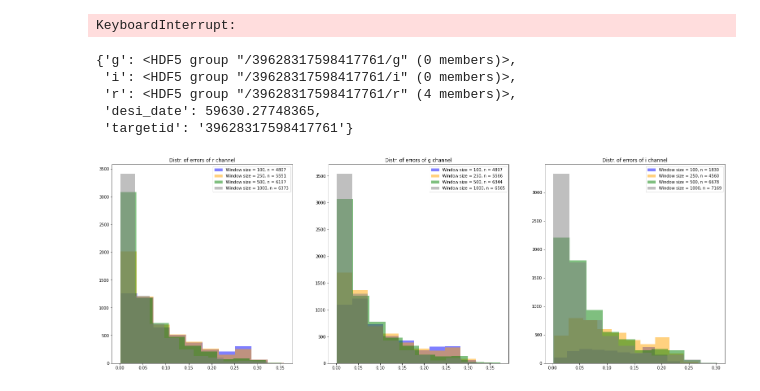
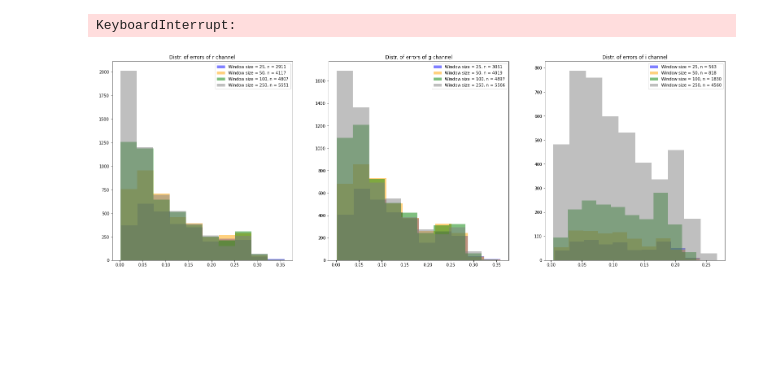
Before and after one commit to thoamswilliams/QSO_Distance, a Jupyter notebook: tasks/TL_Task1/Proj1.ipynb, the cells around one changed output. Cells and saved outputs as stored; diff of their text form; code cells hidden in the pictures; blank space fills up the shorter version.

```diff
--- a/tasks/TL_Task1/Proj1.ipynb
+++ b/tasks/TL_Task1/Proj1.ipynb
@@ -359,14 +357,6 @@ targets = read_ztf_from_h5py_dateWindow("../../data/targetidLC.hdf5", "../../dat
 KeyboardInterrupt:
 # %%
 data = preprocess_data("../../data/targetidLC.hdf5", "../../data/dates.hdf5")
-# %%
-data[0]
-# %% [output]
-{'g': <HDF5 group "/39628317598417761/g" (0 members)>,
- 'i': <HDF5 group "/39628317598417761/i" (0 members)>,
- 'r': <HDF5 group "/39628317598417761/r" (4 members)>,
- 'desi_date': 59630.27748365,
- 'targetid': '39628317598417761'}
 # %%
 def calculate_mean_from_dict(dict, window):
     targets = []
@@ -397,7 +387,7 @@ def calculate_mean_from_dict(dict, window):
         targets.append(obs)
     return targets
 # %%
-windows = [100, 250, 500, 1000]
+windows = [25, 50, 100, 250]
 colors = ["blue", "orange", "green", "gray"]
 
 fig, ax = plt.subplots(1, 3, figsize=(27, 9))
@@ -405,31 +395,31 @@ for i in range(len(windows)):
     window = windows[i]
 
     targets = calculate_mean_from_dict(data, window)
 
     r_err = []
     g_err = []
     i_err = []
 
     for obs in targets:
         if(obs["i_err"] != None):
             i_err.append(obs["i_err"])
         if(obs["g_err"] != None):
             g_err.append(obs["g_err"])
         if(obs["r_err"] != None):
             r_err.append(obs["r_err"])
 
     ax[0].hist(r_err, color = colors[i], label = f"Window size = {window}, n = {len(r_err)}", alpha = 0.5)
     ax[1].hist(g_err, color = colors[i], label = f"Window size = {window}, n = {len(g_err)}", alpha = 0.5)
     ax[2].hist(i_err, color = colors[i], label = f"Window size = {window}, n = {len(i_err)}", alpha = 0.5)
 
 ax[0].set_title("Distr. of errors of r channel")
 ax[1].set_title("Distr. of errors of g channel")
 ax[2].set_title("Distr. of errors of i channel")
 
 ax[0].legend()
 ax[1].legend()
 ax[2].legend()
 
 plt.show()
 # %% [output]
-[figure, old version]
+[figure, new version]
```
Also changed, not shown: parts of 3 cells of this notebook.
